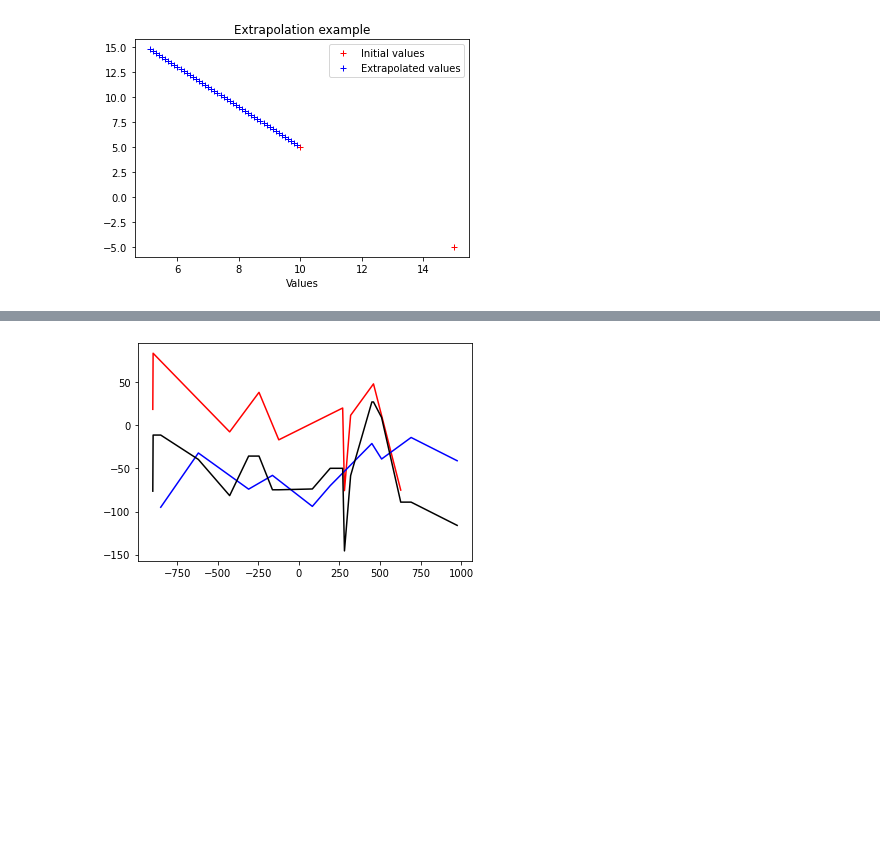
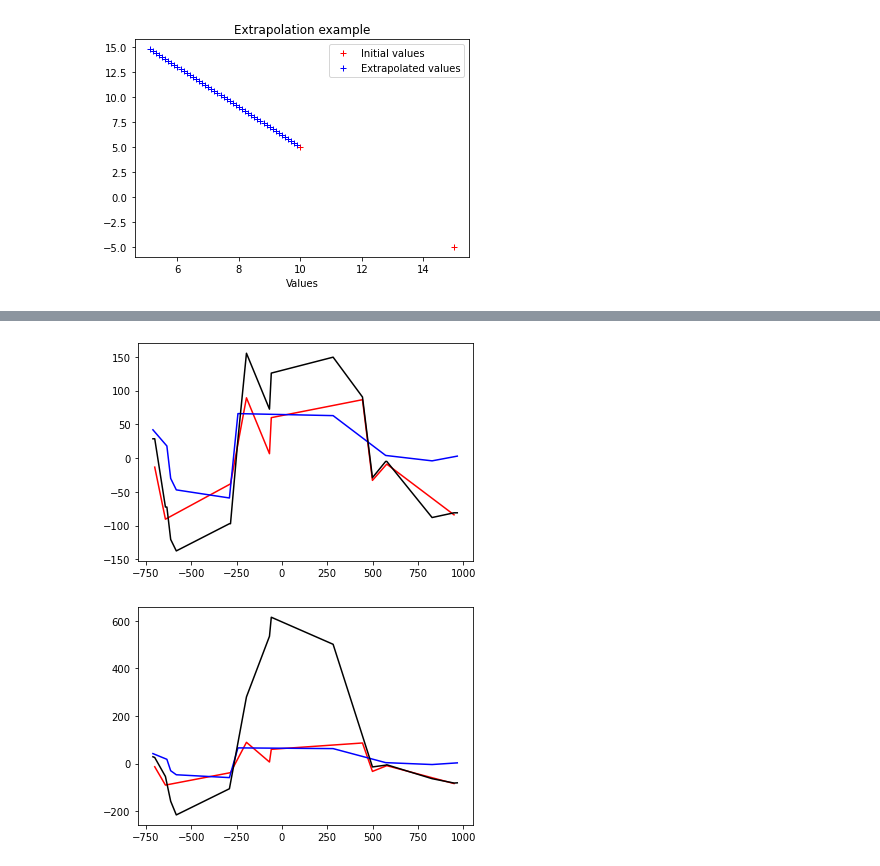
Before and after one commit to abhijitadhikary/scientific_programming_cw1, a Jupyter notebook: coursework1.ipynb, the cells around one changed output, grey strips where cells are left out. Drawn from its saved outputs; the diff is of its cells as text; code cells hidden in the pictures; blank space fills up the shorter version.

Commit message:
linear interpolation added, need to check correctness

```diff
--- a/coursework1.ipynb
+++ b/coursework1.ipynb
@@ -111,20 +120,46 @@ all objects are displayed in the form of a cloud of points.
 # %%
 from piecewise_linear_function import PiecewiseLinearFunction
 import random
 
+seed = 100
+
+random.seed(seed)
 fct1 = PiecewiseLinearFunction(zip(
     (random.sample(range(-1000, 1000), 10)),
     (random.uniform(-100, 100) for i in range(10))
-))
-fct2 = PiecewiseLinearFunction(rand_num_values=10)
+), interpolation='nearestNeighboor')
+fct2 = PiecewiseLinearFunction(rand_num_values=10, interpolation='nearestNeighboor')
 
 fct3 = fct1 + fct2
 
 plt.figure()
 plt.plot(
     *fct1.get_lists_sorted_by_coord(), 'r-',
     *fct2.get_lists_sorted_by_coord(), 'b-',
     *fct3.get_lists_sorted_by_coord(), 'k-')
+
 plt.show()
+
+random.seed(seed)
+fct1 = PiecewiseLinearFunction(zip(
+    (random.sample(range(-1000, 1000), 10)),
+    (random.uniform(-100, 100) for i in range(10))
+), interpolation='linear')
+fct2 = PiecewiseLinearFunction(rand_num_values=10, interpolation='linear')
+
+fct3 = fct1 + fct2
+
+plt.plot(
+    *fct1.get_lists_sorted_by_coord(), 'r-',
+    *fct2.get_lists_sorted_by_coord(), 'b-',
+    *fct3.get_lists_sorted_by_coord(), 'k-')
+
+
+
+
+
+
+plt.show()
 # %% [output]
-[figure, old version]
+[figure, new version]
+[figure, added]
```
Also changed, not shown: parts of 1 cell of this notebook, 2 other files.
